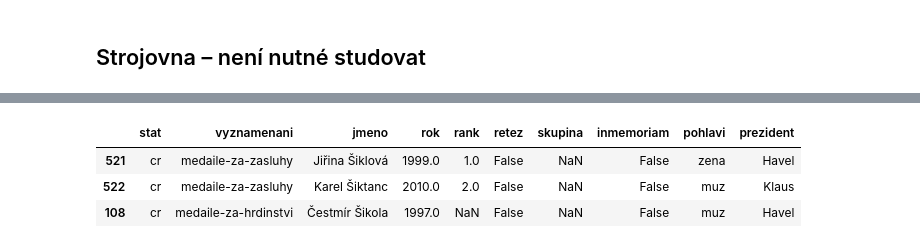
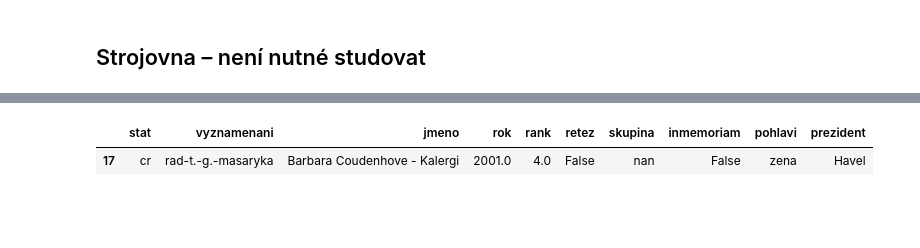
Before and after one commit to DataRozhlas/vyznamenani, a Jupyter notebook: vyznamenani.ipynb, the cells around one changed output, grey strips where cells are left out. Saved outputs shown, nothing was run; the diff lists cells and outputs as text; code cells hidden in the pictures; blank space fills up the shorter version.

```diff
--- a/vyznamenani.ipynb
+++ b/vyznamenani.ipynb
@@ -155,6 +173,11 @@ metaly.loc[metaly.jmeno.eq("František"),"jmeno"]="František Kriegel"
 metaly.loc[metaly.jmeno.eq("Alfred Duff Cooper"),"inmemoriam"]=True
 metaly.loc[metaly.jmeno.eq("Lech Aleksander Kaczyński"),"inmemoriam"]=True
 metaly.loc[metaly.jmeno.eq("George S. Patton"),"inmemoriam"]=True
+# %%
+metaly.loc[(metaly["jmeno"] == "Karel Raška") & (metaly["rok"] == 2021),"jmeno"]="Karel Raška II."
+metaly.loc[(metaly["jmeno"] == "Pavel Žák") & (metaly["rok"] == 2021),"jmeno"]="Pavel Žák II."
+metaly.loc[(metaly["jmeno"] == "Jan Procházka") & (metaly["rok"] == 2017),"jmeno"]="Jan Procházka II."
+metaly.loc[(metaly["jmeno"] == "Jaroslav Strnad") & (metaly["rok"] == 2018),"jmeno"]="Jaroslav Strnad II."
 # %%
 metaly["pohlavi"] = "muz"
 metaly.loc[metaly.jmeno.str.contains('|'.join(zeny)),"pohlavi"]="zena"
@@ -563,8 +688,6 @@ umrti
 Name: jmeno, dtype: int64
 # %%
-metaly[metaly.jmeno.str.contains("Šik")]
+metaly[metaly.jmeno.str.contains("Kalergi")]
 # %% [output]
 |  | stat | vyznamenani | jmeno | rok | rank | retez | skupina | inmemoriam | pohlavi | prezident |
-| 521 | cr | medaile-za-zasluhy | Jiřina Šiklová | 1999.0 | 1.0 | False | NaN | False | zena | Havel |
-| 522 | cr | medaile-za-zasluhy | Karel Šiktanc | 2010.0 | 2.0 | False | NaN | False | muz | Klaus |
-| 108 | cr | medaile-za-hrdinstvi | Čestmír Šikola | 1997.0 | NaN | False | NaN | False | muz | Havel |
+| 17 | cr | rad-t.-g.-masaryka | Barbara Coudenhove - Kalergi | 2001.0 | 4.0 | False | nan | False | zena | Havel |
```
Also changed, not shown: parts of 48 cells of this notebook, 3 other files.
